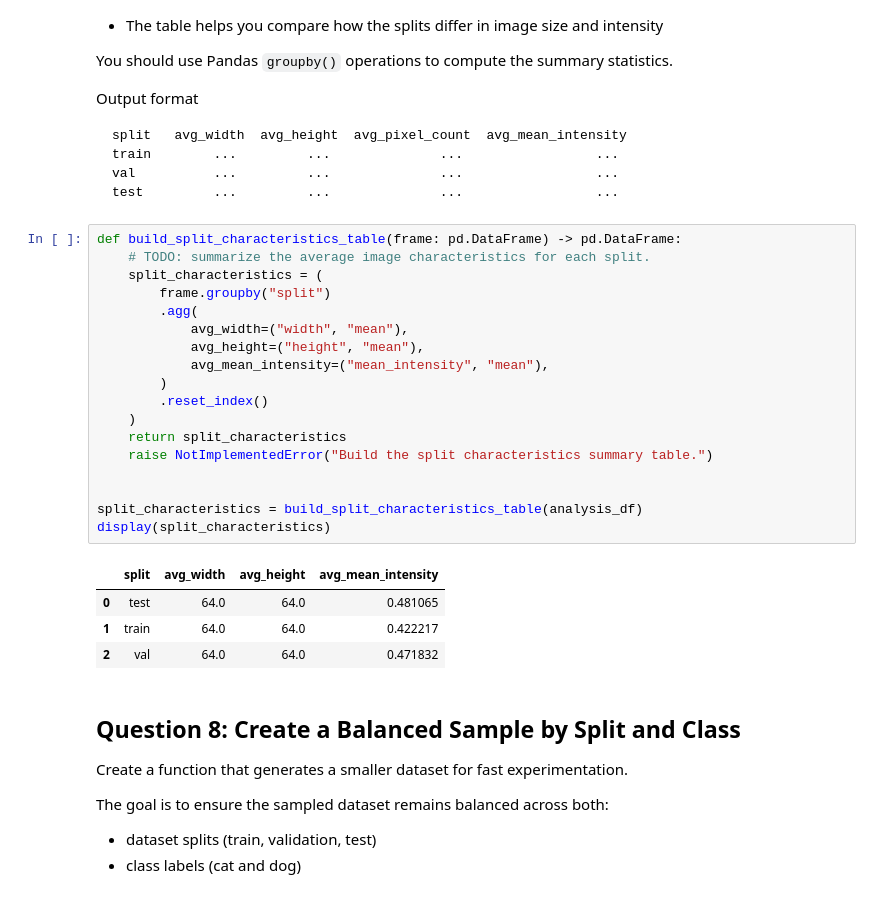
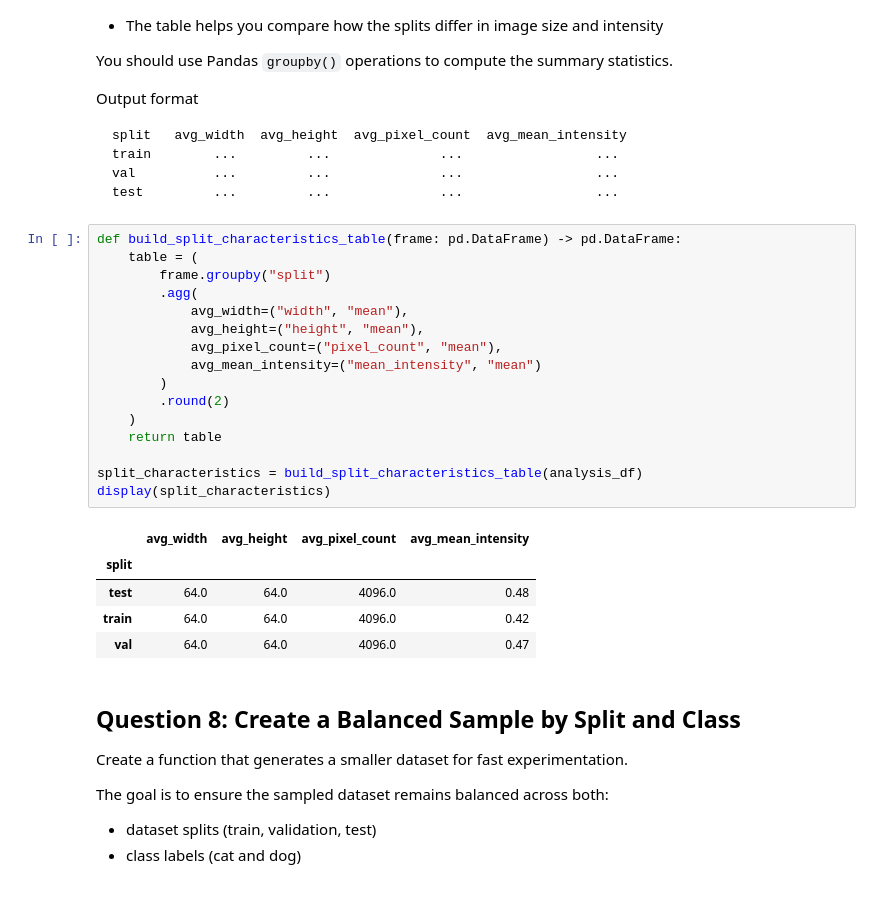
Before and after one commit to vgu-dsai-2026/lab-2-pandas-104240080DA-1, a Jupyter notebook: notebook.ipynb, the cells around one changed output. Saved outputs shown, nothing was run; the diff lists cells and outputs as text.

````diff
--- a/notebook.ipynb
+++ b/notebook.ipynb
@@ -481,27 +481,26 @@ test         ...         ...              ...                 ...
 ```
 # %%
 def build_split_characteristics_table(frame: pd.DataFrame) -> pd.DataFrame:
-    # TODO: summarize the average image characteristics for each split.
-    split_characteristics = (
+    table = (
         frame.groupby("split")
         .agg(
             avg_width=("width", "mean"),
             avg_height=("height", "mean"),
-            avg_mean_intensity=("mean_intensity", "mean"),
+            avg_pixel_count=("pixel_count", "mean"),
+            avg_mean_intensity=("mean_intensity", "mean")
         )
-        .reset_index()
+        .round(2)
     )
-    return split_characteristics
-    raise NotImplementedError("Build the split characteristics summary table.")
-
+    return table
 
 split_characteristics = build_split_characteristics_table(analysis_df)
 display(split_characteristics)
 # %% [output]
-|  | split | avg_width | avg_height | avg_mean_intensity |
-| 0 | test | 64.0 | 64.0 | 0.481065 |
-| 1 | train | 64.0 | 64.0 | 0.422217 |
-| 2 | val | 64.0 | 64.0 | 0.471832 |
+|  | avg_width | avg_height | avg_pixel_count | avg_mean_intensity |
+| split |  |  |  |  |
+| test | 64.0 | 64.0 | 4096.0 | 0.48 |
+| train | 64.0 | 64.0 | 4096.0 | 0.42 |
+| val | 64.0 | 64.0 | 4096.0 | 0.47 |
 # %% [markdown]
 ## Question 8: Create a Balanced Sample by Split and Class
 
````
Also changed, not shown: parts of 2 cells of this notebook.
